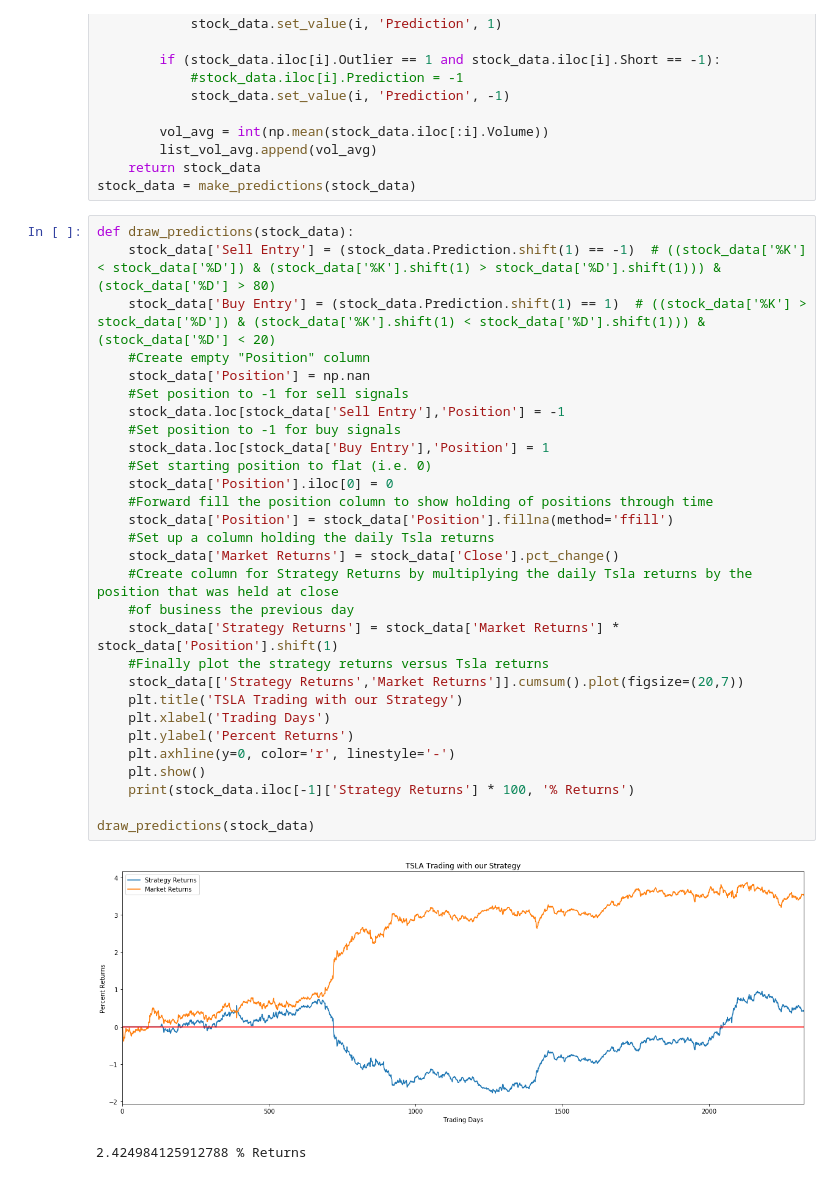
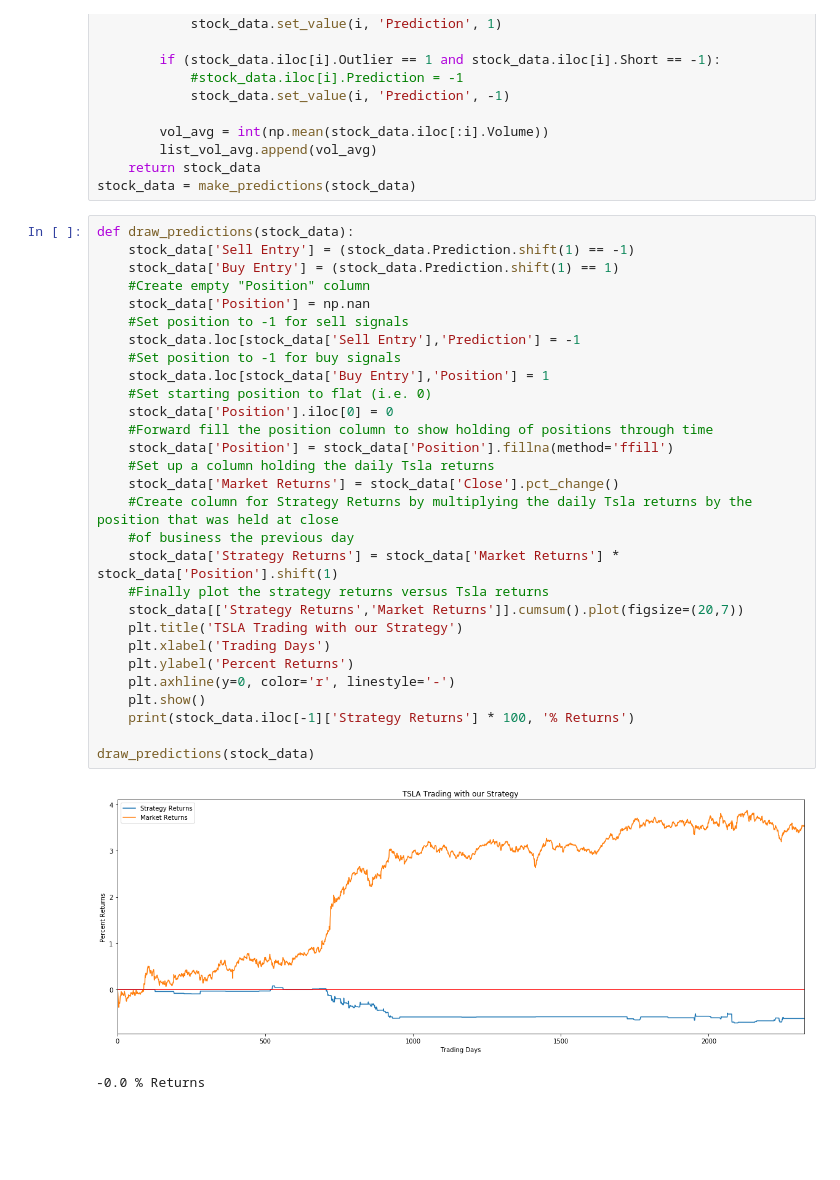
Before and after one commit to brian-cobo/Hack_Rice_Stock_Prediction, a Jupyter notebook: Stochastic_Oscillator_Final.ipynb, the cells around one changed output. Drawn from its saved outputs; the diff is of its cells as text; blank space fills up the shorter version.

Commit message:
Replacing position with prediction

```diff
--- a/Stochastic_Oscillator_Final.ipynb
+++ b/Stochastic_Oscillator_Final.ipynb
@@ -246,33 +246,33 @@ def make_predictions(stock_data):
 stock_data = make_predictions(stock_data)
 # %%
 def draw_predictions(stock_data):
-    stock_data['Sell Entry'] = (stock_data.Prediction.shift(1) == -1)  # ((stock_data['%K'] < stock_data['%D']) & (stock_data['%K'].shift(1) > stock_data['%D'].shift(1))) & (stock_data['%D'] > 80)
-    stock_data['Buy Entry'] = (stock_data.Prediction.shift(1) == 1)  # ((stock_data['%K'] > stock_data['%D']) & (stock_data['%K'].shift(1) < stock_data['%D'].shift(1))) & (stock_data['%D'] < 20)
+    stock_data['Sell Entry'] = (stock_data.Prediction.shift(1) == -1)
+    stock_data['Buy Entry'] = (stock_data.Prediction.shift(1) == 1)
     #Create empty "Position" column
     stock_data['Position'] = np.nan
     #Set position to -1 for sell signals
-    stock_data.loc[stock_data['Sell Entry'],'Position'] = -1
+    stock_data.loc[stock_data['Sell Entry'],'Prediction'] = -1
     #Set position to -1 for buy signals
     stock_data.loc[stock_data['Buy Entry'],'Position'] = 1
     #Set starting position to flat (i.e. 0)
     stock_data['Position'].iloc[0] = 0
     #Forward fill the position column to show holding of positions through time
     stock_data['Position'] = stock_data['Position'].fillna(method='ffill')
     #Set up a column holding the daily Tsla returns
     stock_data['Market Returns'] = stock_data['Close'].pct_change()
     #Create column for Strategy Returns by multiplying the daily Tsla returns by the position that was held at close
     #of business the previous day
     stock_data['Strategy Returns'] = stock_data['Market Returns'] * stock_data['Position'].shift(1)
     #Finally plot the strategy returns versus Tsla returns
     stock_data[['Strategy Returns','Market Returns']].cumsum().plot(figsize=(20,7))
     plt.title('TSLA Trading with our Strategy')
     plt.xlabel('Trading Days')
     plt.ylabel('Percent Returns')
     plt.axhline(y=0, color='r', linestyle='-')
     plt.show()
     print(stock_data.iloc[-1]['Strategy Returns'] * 100, '% Returns')
 
 draw_predictions(stock_data)
 # %% [output]
-[figure, old version]
+[figure, new version]
-2.424984125912788 % Returns
+-0.0 % Returns
```
